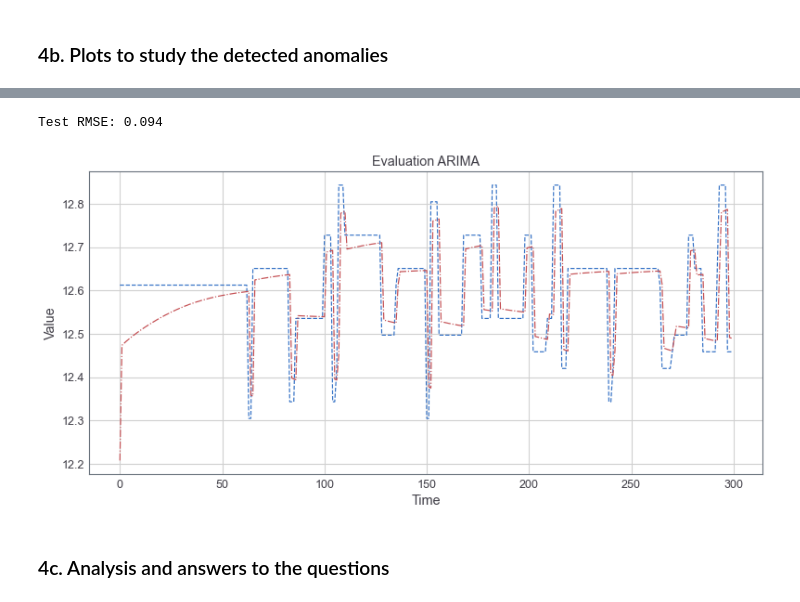
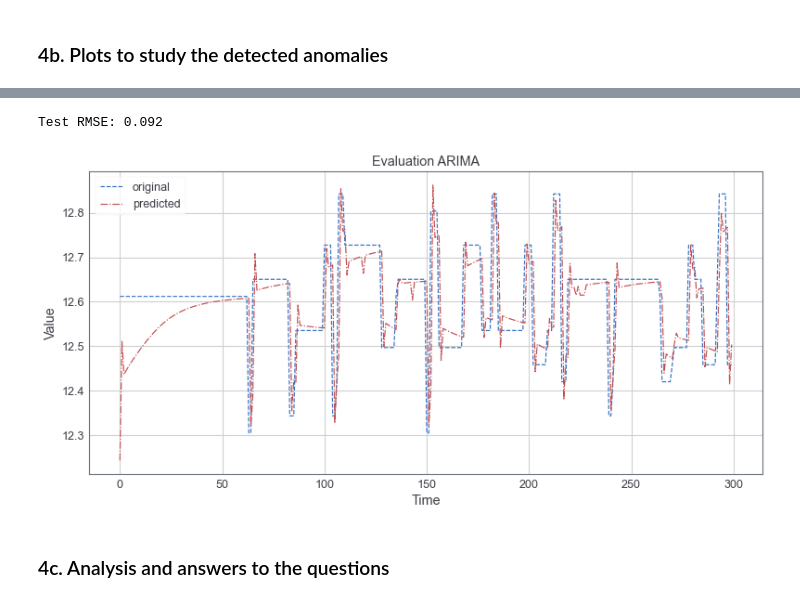
Before and after one commit to Timo9Madrid7/CS4035CyberDataAnalytics, a Jupyter notebook: assignment2/lab2.ipynb, the cells around one changed output, grey strips where cells are left out. Saved outputs shown, nothing was run; the diff lists cells and outputs as text; code cells hidden in the pictures.

```diff
--- a/assignment2/lab2.ipynb
+++ b/assignment2/lab2.ipynb
@@ -294,16 +301,18 @@ order = None
 arima = None
 
 p_range = range(1,4)
-q_range = range(1,4)
-d = 0 if (adfuller(train_X[12000:16000])[1] < 0.05) else 1 # stationary
+q_range = range(1,3)
+# d = 0 if (adfuller(train_X[12000:16000])[1] < 0.05) else 1
+d_range = range(0, 2)
 
 for i in p_range:
     for j in q_range:
+        for d in d_range:
                 temp_model = ARIMA(train_X[12000:16000], order=(i,d,j)).fit()
                 temp_aic = temp_model.aic
                 if temp_aic < aic:
                     aic = temp_aic
-                    order = (i, d, j)
+                    best_order = (i, d, j)
                     arima = temp_model
 
 
@@ -375,18 +384,19 @@ for t in range(len(test)):
 # %%
 # evaluate forecasts
 rmse = np.sqrt(mean_squared_error(test, predictions))
 print('Test RMSE: %.3f' % rmse)
 # plot forecasts against actual outcomes
 plt.figure(figsize=(13,6))
 plt.plot(test, "--b")
 plt.plot(predictions, '-.r')
 plt.title("Evaluation ARIMA")
 plt.xlabel('Time')
 plt.ylabel('Value')
+plt.legend(['original', 'predicted'])
 plt.show()
 # %% [output]
-Test RMSE: 0.094
+Test RMSE: 0.092
-[figure, old version]
+[figure, new version]
 # %% [markdown]
 ### 4c. Analysis and answers to the questions
 # %% [markdown]
```
Also changed, not shown: parts of 14 cells of this notebook, 2 other files.
